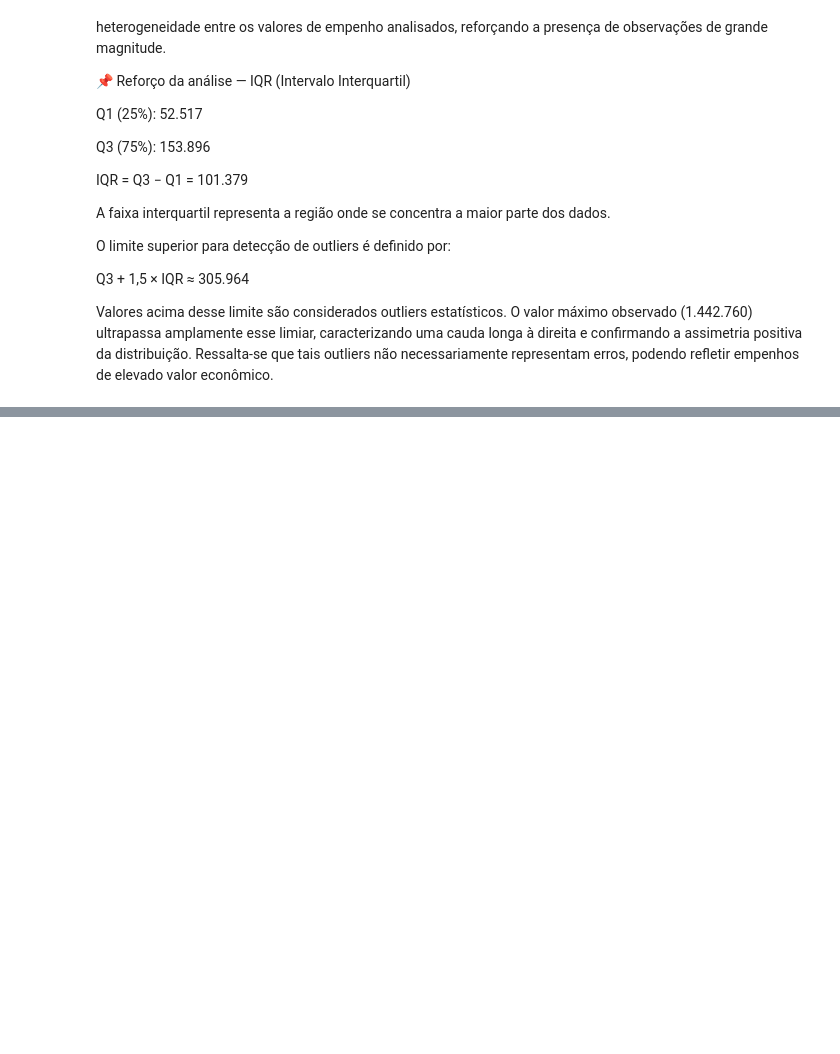
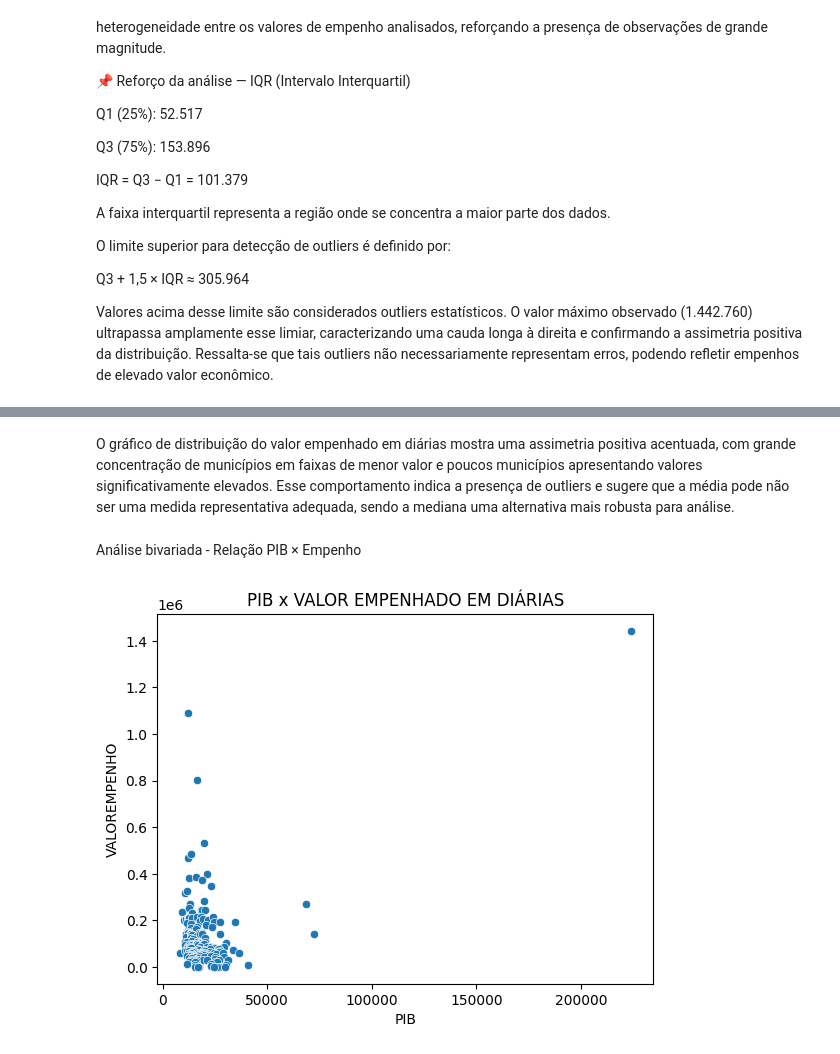
Before and after one commit to RobsBomfim/analise-empenho-pib-municipios-rs, a Jupyter notebook: notebooks/eda_empenho_pib.ipynb, the cells around one changed output, grey strips where cells are left out. Cells and saved outputs as stored; diff of their text form; code cells hidden in the pictures; blank space fills up the shorter version.

```diff
--- a/notebooks/eda_empenho_pib.ipynb
+++ b/notebooks/eda_empenho_pib.ipynb
@@ -217,0 +220,10 @@ plt.show()
+# %% [markdown]
+O gráfico de distribuição do valor empenhado em diárias mostra uma assimetria positiva acentuada, com grande concentração de municípios em faixas de menor valor e poucos municípios apresentando valores significativamente elevados. Esse comportamento indica a presença de outliers e sugere que a média pode não ser uma medida representativa adequada, sendo a mediana uma alternativa mais robusta para análise.
+# %% [markdown]
+Análise bivariada - Relação PIB × Empenho
+# %%
+sns.scatterplot(data = dataset, x = "PIB", y = "VALOREMPENHO")
+plt.title("PIB x VALOR EMPENHADO EM DIÁRIAS")
+plt.show()
+# %% [output]
+[figure, added]
```
Also changed, not shown: parts of 11 cells of this notebook.
